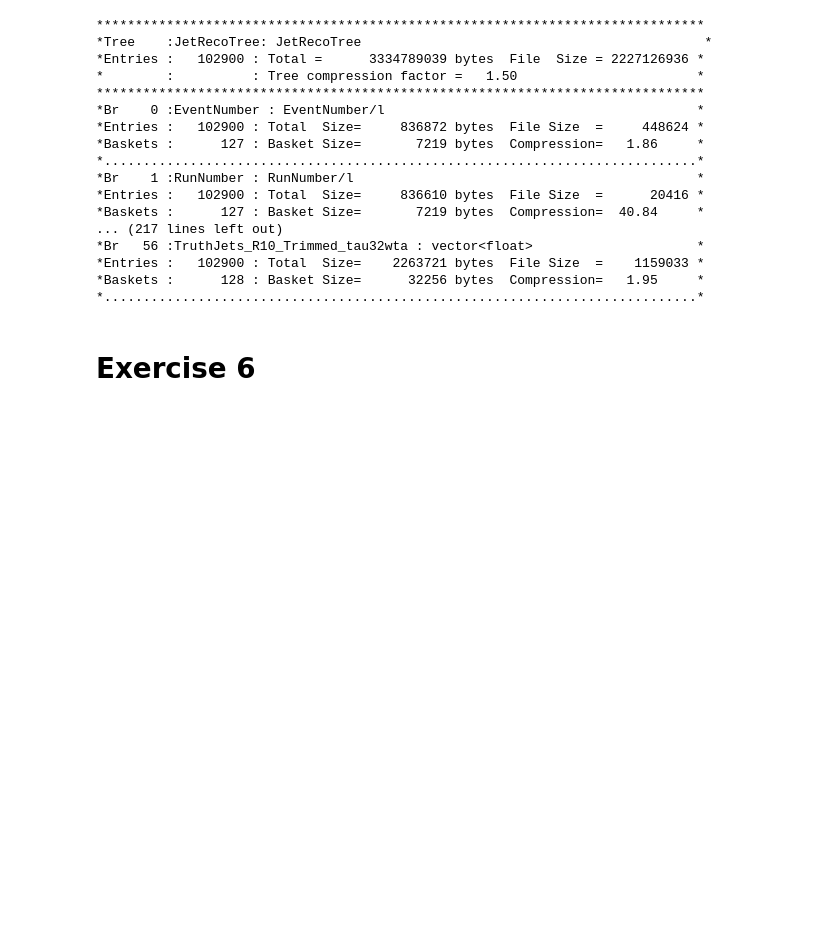
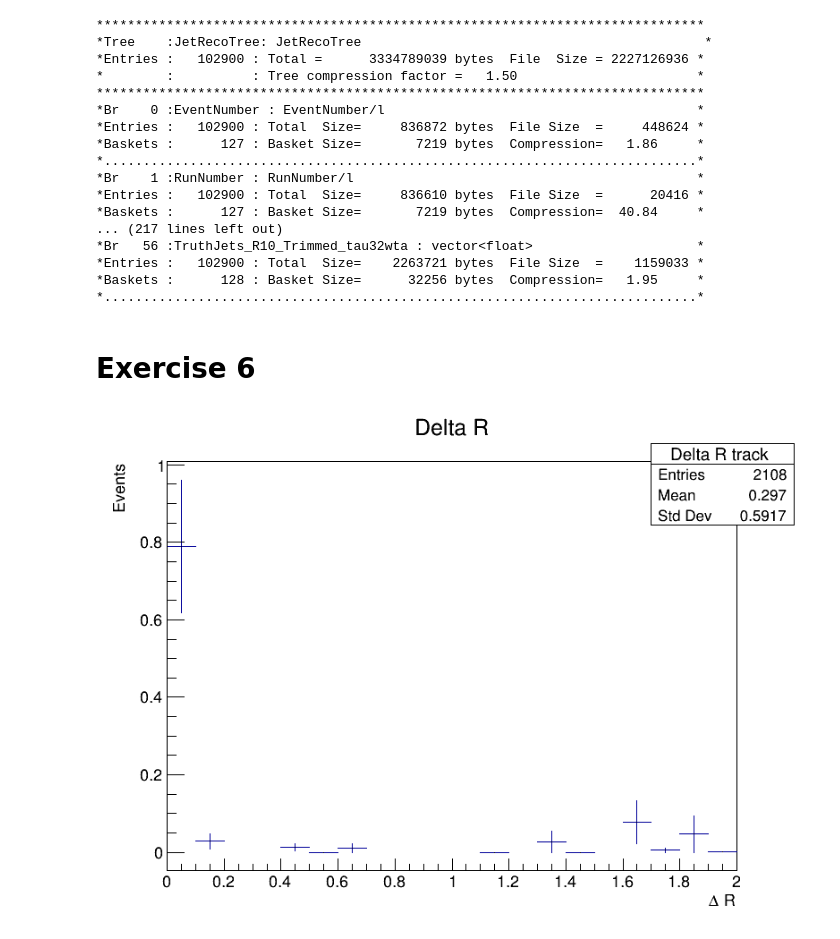
Before and after one commit to anmgomezmo/Exercises_2_root, a Jupyter notebook: Exercise 6.ipynb, the cells around one changed output. Cells and saved outputs as stored; diff of their text form; code cells hidden in the pictures; blank space fills up the shorter version.

```diff
--- a/Exercise 6.ipynb
+++ b/Exercise 6.ipynb
@@ -75,4 +81,6 @@ std::cout << "Done!" << std::endl;
 # %%
 hist_DR_track_truth->Scale(1/hist_DR_track_truth->Integral());
 hist_DR_track_truth->DrawNormalized("");
-canvas2->Draw();
+canvas->Draw();
+# %% [output]
+[figure, added]
```
Also changed, not shown: parts of 12 cells of this notebook.
